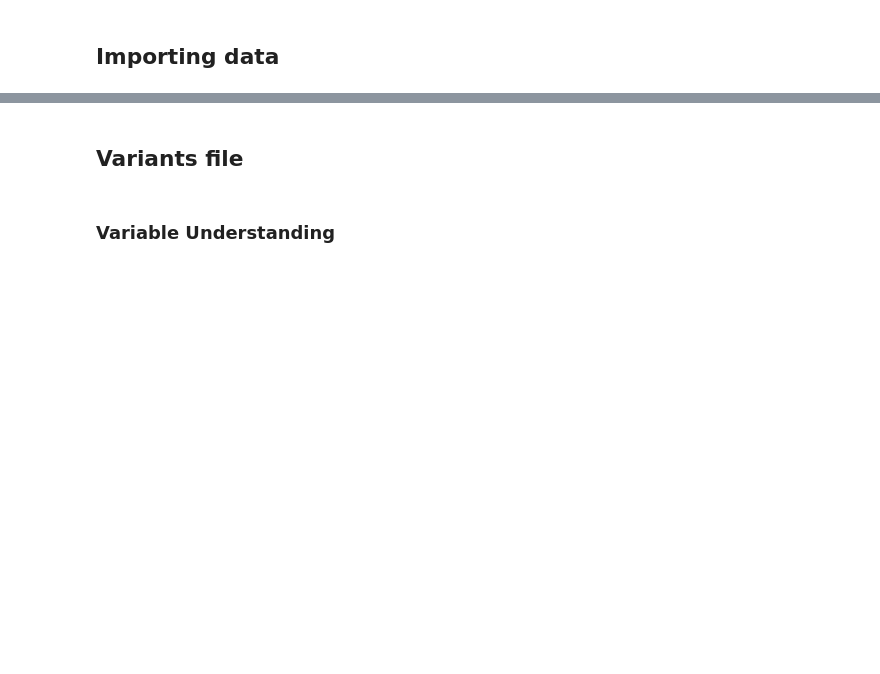
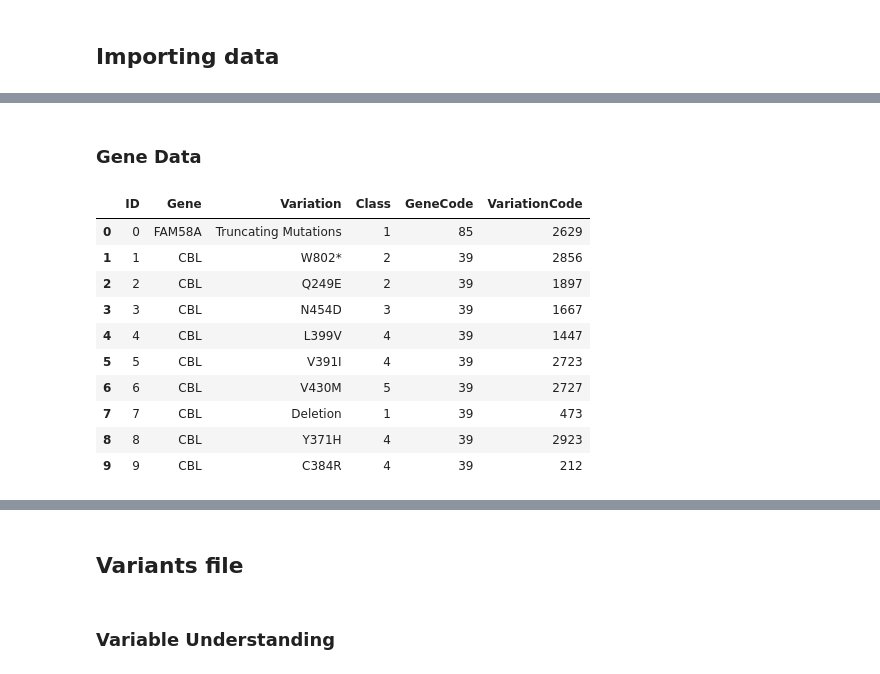
Before and after one commit to lriverawong/personalized-medicine-data-analysis, a Jupyter notebook: Final.ipynb, the cells around one changed output, grey strips where cells are left out. Drawn from its saved outputs; the diff is of its cells as text; code cells hidden in the pictures; blank space fills up the shorter version.

```diff
--- a/Final.ipynb
+++ b/Final.ipynb
@@ -25,0 +34,16 @@ d_text = pd.read_csv(text_path, sep = "\|\|", skiprows=1, names = ['ID','Text'],
+# %% [markdown]
+### Gene Data
+# %%
+d_train.head(10)
+# %% [output]
+|  | ID | Gene | Variation | Class | GeneCode | VariationCode |
+| 0 | 0 | FAM58A | Truncating Mutations | 1 | 85 | 2629 |
+| 1 | 1 | CBL | W802* | 2 | 39 | 2856 |
+| 2 | 2 | CBL | Q249E | 2 | 39 | 1897 |
+| 3 | 3 | CBL | N454D | 3 | 39 | 1667 |
+| 4 | 4 | CBL | L399V | 4 | 39 | 1447 |
+| 5 | 5 | CBL | V391I | 4 | 39 | 2723 |
+| 6 | 6 | CBL | V430M | 5 | 39 | 2727 |
+| 7 | 7 | CBL | Deletion | 1 | 39 | 473 |
+| 8 | 8 | CBL | Y371H | 4 | 39 | 2923 |
+| 9 | 9 | CBL | C384R | 4 | 39 | 212 |
```
Also changed, not shown: parts of 23 cells of this notebook.
